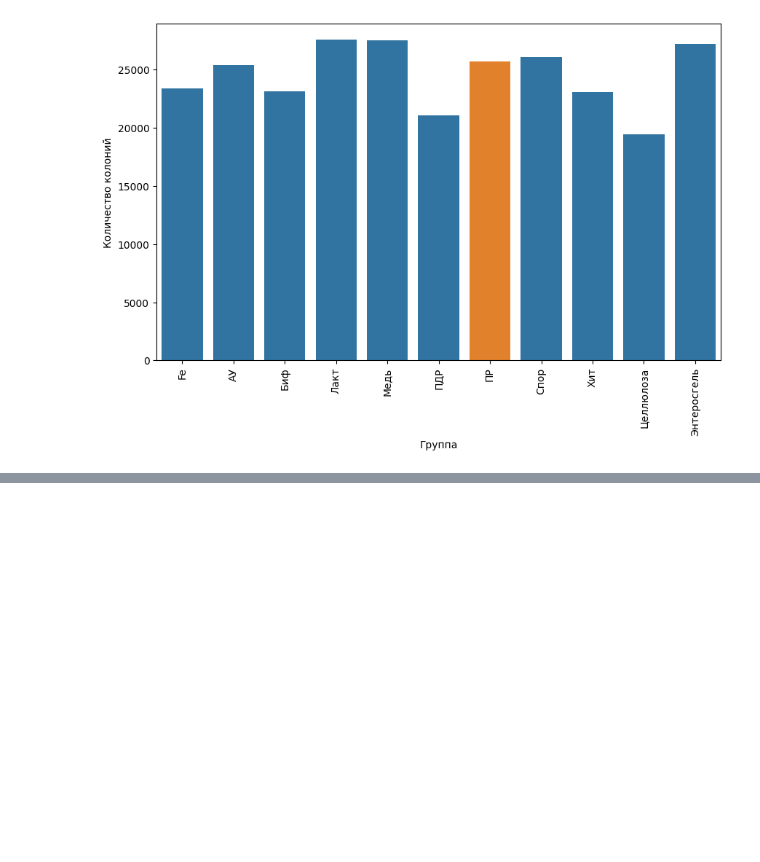
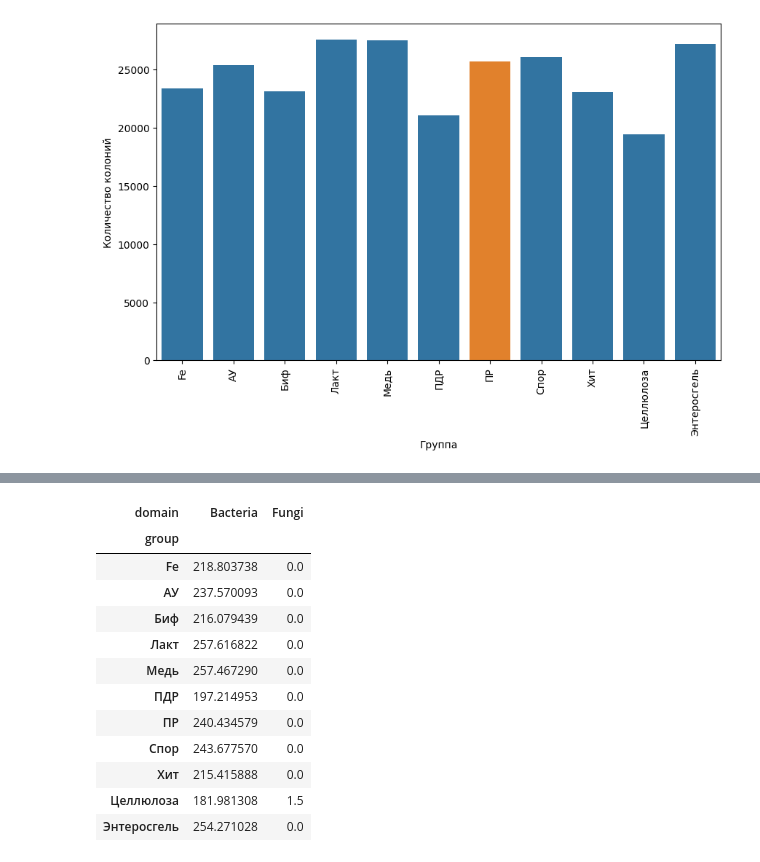
Before and after one commit to innominity/nanomaterials-2025, a Jupyter notebook: src/notebooks/data_analysis.ipynb, the cells around one changed output, grey strips where cells are left out. Saved outputs shown, nothing was run; the diff lists cells and outputs as text; code cells hidden in the pictures; blank space fills up the shorter version.

```diff
--- a/src/notebooks/data_analysis.ipynb
+++ b/src/notebooks/data_analysis.ipynb
@@ -182 +248,18 @@ dtype: float64
+# %%
+table = pd.pivot_table(df_clean_unwrap_docs, values='colonies', index=['group'], columns=['domain'])
+table
+# %% [output]
+| domain | Bacteria | Fungi |
+| group |  |  |
+| Fe | 218.803738 | 0.0 |
+| АУ | 237.570093 | 0.0 |
+| Биф | 216.079439 | 0.0 |
+| Лакт | 257.616822 | 0.0 |
+| Медь | 257.467290 | 0.0 |
+| ПДР | 197.214953 | 0.0 |
+| ПР | 240.434579 | 0.0 |
+| Спор | 243.677570 | 0.0 |
+| Хит | 215.415888 | 0.0 |
+| Целлюлоза | 181.981308 | 1.5 |
+| Энтеросгель | 254.271028 | 0.0 |
 # %%
```
Also changed, not shown: parts of 13 cells of this notebook.
